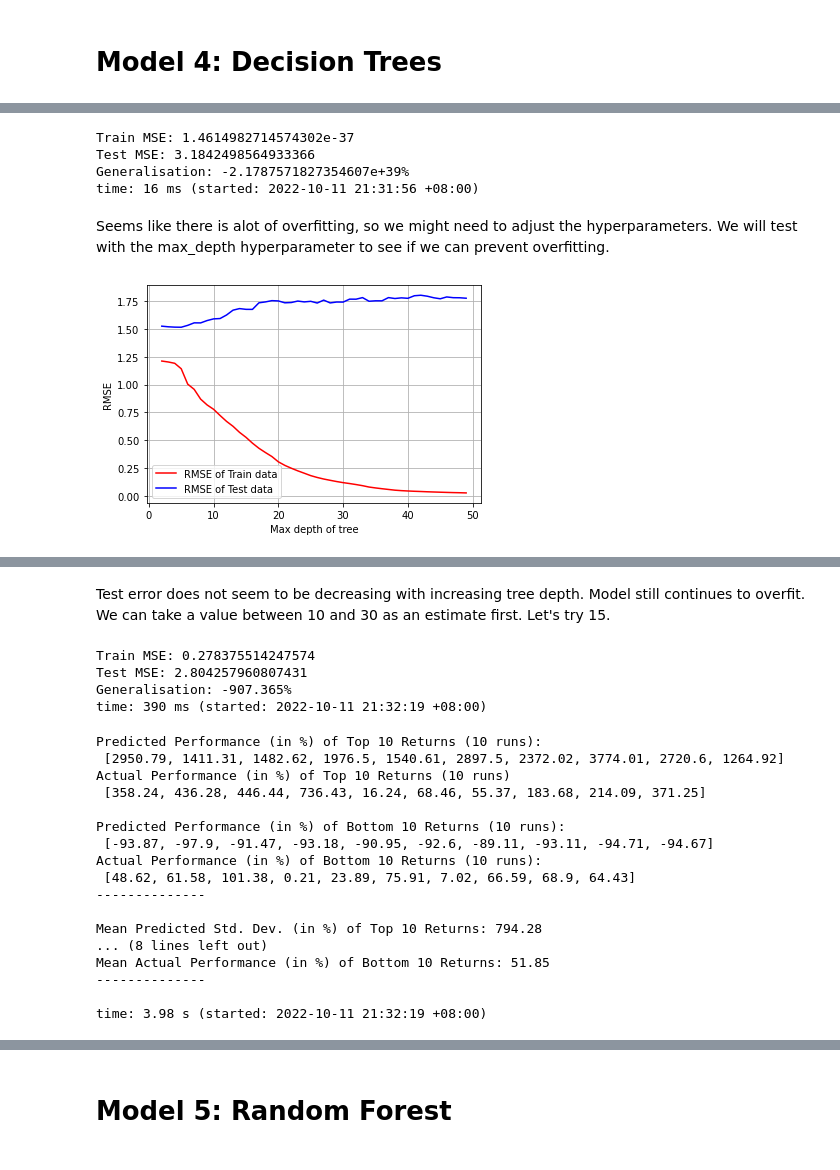
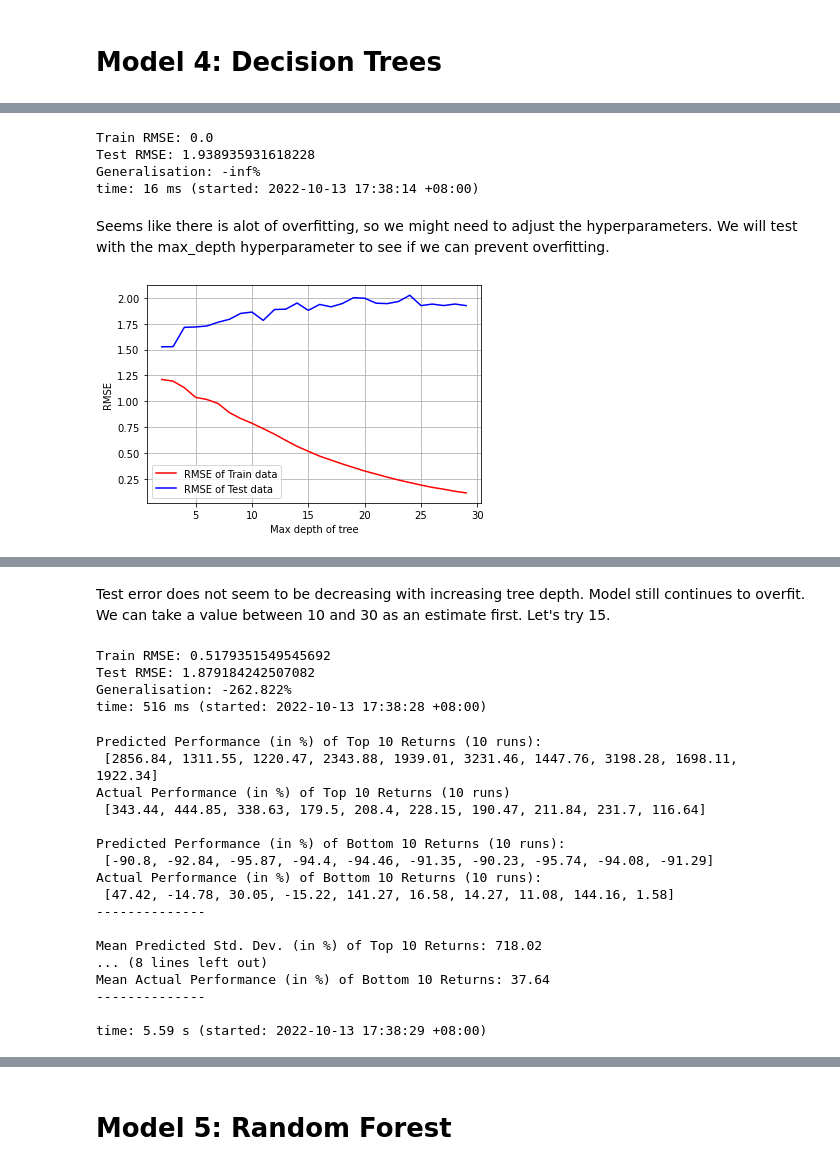
Before and after one commit to ethan-eplee/PortfolioThatBeatsTheMarket, a Jupyter notebook: 04_Modelling.ipynb, the cells around one changed output, grey strips where cells are left out. Drawn from its saved outputs; the diff is of its cells as text; code cells hidden in the pictures.

```diff
--- a/04_Modelling.ipynb
+++ b/04_Modelling.ipynb
@@ -777,44 +778,44 @@ time: 687 ms (started: 2022-10-11 21:31:56 +08:00)
 # %%
-mse_train = mean_squared_error(y_train, pl_dt.predict(X_train), squared=True)
-mse_test = mean_squared_error(y_test, y_pred, squared=True)
-pct_diff = round((1-mse_test/mse_train)*100,3)
+rmse_train = mean_squared_error(y_train, pl_dt.predict(X_train), squared=False)
+rmse_test = mean_squared_error(y_test, y_pred, squared=False)
+pct_diff = round((1-rmse_test/rmse_train)*100,3)
 
-print('Train MSE:', mse_train)
-print('Test MSE:', mse_test)
+print('Train RMSE:', rmse_train)
+print('Test RMSE:', rmse_test)
 print(f'Generalisation: {pct_diff}%')
 # %% [output]
-Train MSE: 1.4614982714574302e-37
-Test MSE: 3.1842498564933366
-Generalisation: -2.1787571827354607e+39%
-time: 16 ms (started: 2022-10-11 21:31:56 +08:00)
+Train RMSE: 0.0
+Test RMSE: 1.938935931618228
+Generalisation: -inf%
+time: 16 ms (started: 2022-10-13 17:38:14 +08:00)
 # %% [markdown]
 Seems like there is alot of overfitting, so we might need to adjust the hyperparameters. We will test with the max_depth hyperparameter to see if we can prevent overfitting.
 # %%
 train_rmse, test_rmse, max_depth = [], [], []
 
-# Try tree depths of 2 to 50
-for i in range(2,50):
+# Try tree depths of 2 to 30
+for i in range(2,30):
 
     # define pipeline
     pl_dt_loop = Pipeline([
         ('DecisionTreeRegressor',\
          DecisionTreeRegressor(random_state=42, max_depth=i))])
 
     # fit and predict
     pl_dt_loop.fit(X_train, y_train)
     y_pred = pl_dt_loop.predict(X_test)
 
     # add the errors and max_depth to the lists
     train_rmse.append(mean_squared_error(y_train, pl_dt_loop.predict(X_train)))
     test_rmse.append(mean_squared_error(y_test, y_pred))
     max_depth.append(i)
 
 # Draw on same plot, the RMSE of training data and RMSE of test data given different max_depth
 plt.plot(max_depth, np.sqrt(train_rmse), 'r', max_depth, np.sqrt(test_rmse), 'b')
 
 plt.legend(['RMSE of Train data','RMSE of Test data'])
 plt.grid()
 plt.ylabel('RMSE');
 plt.xlabel('Max depth of tree');
 # %% [output]
-[figure, old version]
+[figure, new version]
@@ -828,38 +829,38 @@ pl_dt = Pipeline([('DecisionTree', DecisionTreeRegressor(max_depth=15, random_st
 pl_dt.fit(X_train, y_train)
 y_pred = pl_dt.predict(X_test)
 
-mse_train = mean_squared_error(y_train, pl_dt.predict(X_train), squared=True)
-mse_test = mean_squared_error(y_test, y_pred, squared=True)
-pct_diff = round((1-mse_test/mse_train)*100,3)
+rmse_train = mean_squared_error(y_train, pl_dt.predict(X_train), squared=False)
+rmse_test = mean_squared_error(y_test, y_pred, squared=False)
+pct_diff = round((1-rmse_test/rmse_train)*100,3)
 
-print('Train MSE:', mse_train)
-print('Test MSE:', mse_test)
+print('Train RMSE:', rmse_train)
+print('Test RMSE:', rmse_test)
 print(f'Generalisation: {pct_diff}%')
 # %% [output]
-Train MSE: 0.278375514247574
-Test MSE: 2.804257960807431
-Generalisation: -907.365%
-time: 390 ms (started: 2022-10-11 21:32:19 +08:00)
+Train RMSE: 0.5179351549545692
+Test RMSE: 1.879184242507082
+Generalisation: -262.822%
+time: 516 ms (started: 2022-10-13 17:38:28 +08:00)
 # %%
 df_top10act['DT'], df_bottom10act['DT'] = testPredictionAbility(pl_dt, X, y, 10)
 # %% [output]
 Predicted Performance (in %) of Top 10 Returns (10 runs):
- [2950.79, 1411.31, 1482.62, 1976.5, 1540.61, 2897.5, 2372.02, 3774.01, 2720.6, 1264.92]
+ [2856.84, 1311.55, 1220.47, 2343.88, 1939.01, 3231.46, 1447.76, 3198.28, 1698.11, 1922.34]
 Actual Performance (in %) of Top 10 Returns (10 runs)
- [358.24, 436.28, 446.44, 736.43, 16.24, 68.46, 55.37, 183.68, 214.09, 371.25]
+ [343.44, 444.85, 338.63, 179.5, 208.4, 228.15, 190.47, 211.84, 231.7, 116.64]
 
 Predicted Performance (in %) of Bottom 10 Returns (10 runs):
- [-93.87, -97.9, -91.47, -93.18, -90.95, -92.6, -89.11, -93.11, -94.71, -94.67]
+ [-90.8, -92.84, -95.87, -94.4, -94.46, -91.35, -90.23, -95.74, -94.08, -91.29]
 Actual Performance (in %) of Bottom 10 Returns (10 runs):
- [48.62, 61.58, 101.38, 0.21, 23.89, 75.91, 7.02, 66.59, 68.9, 64.43]
+ [47.42, -14.78, 30.05, -15.22, 141.27, 16.58, 14.27, 11.08, 144.16, 1.58]
 --------------
 
-Mean Predicted Std. Dev. (in %) of Top 10 Returns: 794.28
+Mean Predicted Std. Dev. (in %) of Top 10 Returns: 718.02
 ... (8 lines left out)
-Mean Actual Performance (in %) of Bottom 10 Returns: 51.85
+Mean Actual Performance (in %) of Bottom 10 Returns: 37.64
 --------------
 
-time: 3.98 s (started: 2022-10-11 21:32:19 +08:00)
+time: 5.59 s (started: 2022-10-13 17:38:29 +08:00)
 # %%
 plotScatter('Decision Trees', y_test.to_numpy(), y_pred, 2)
 # %% [output]
```
Also changed, not shown: parts of 66 cells of this notebook, 14 other files.
